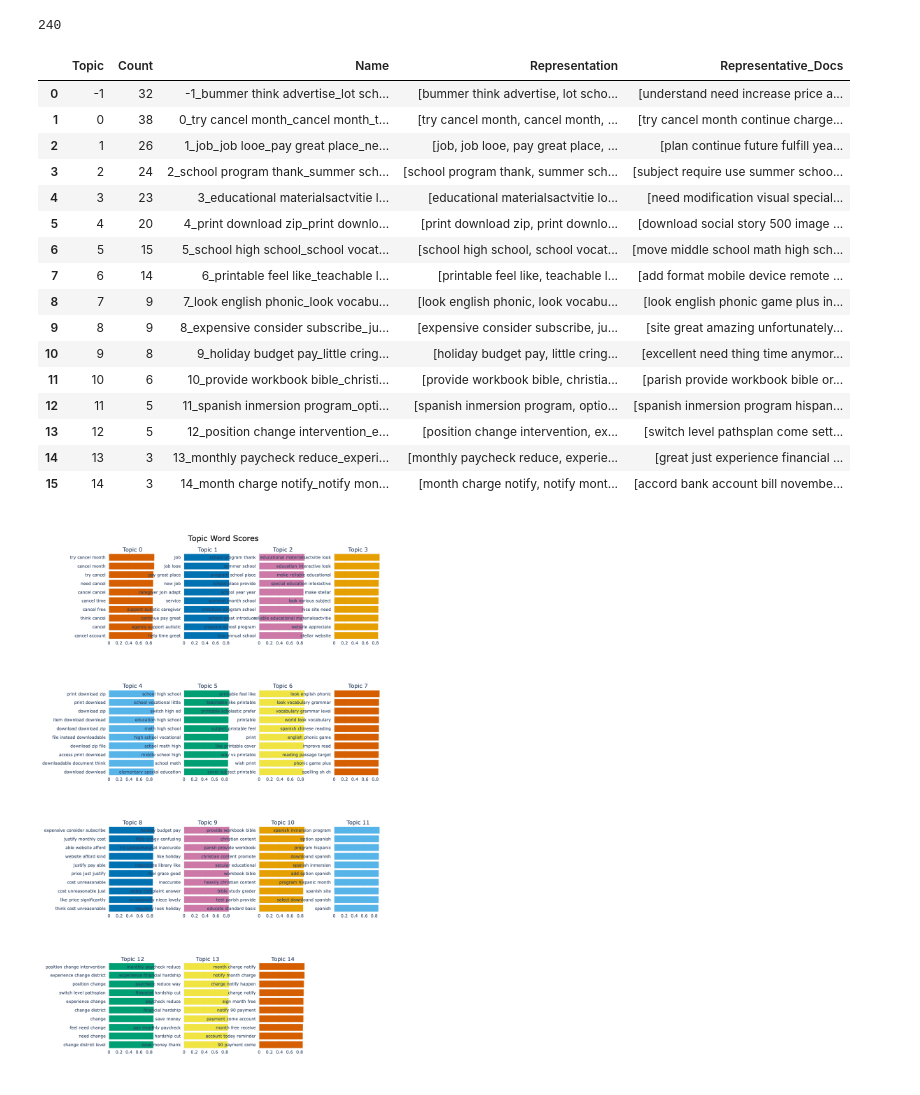
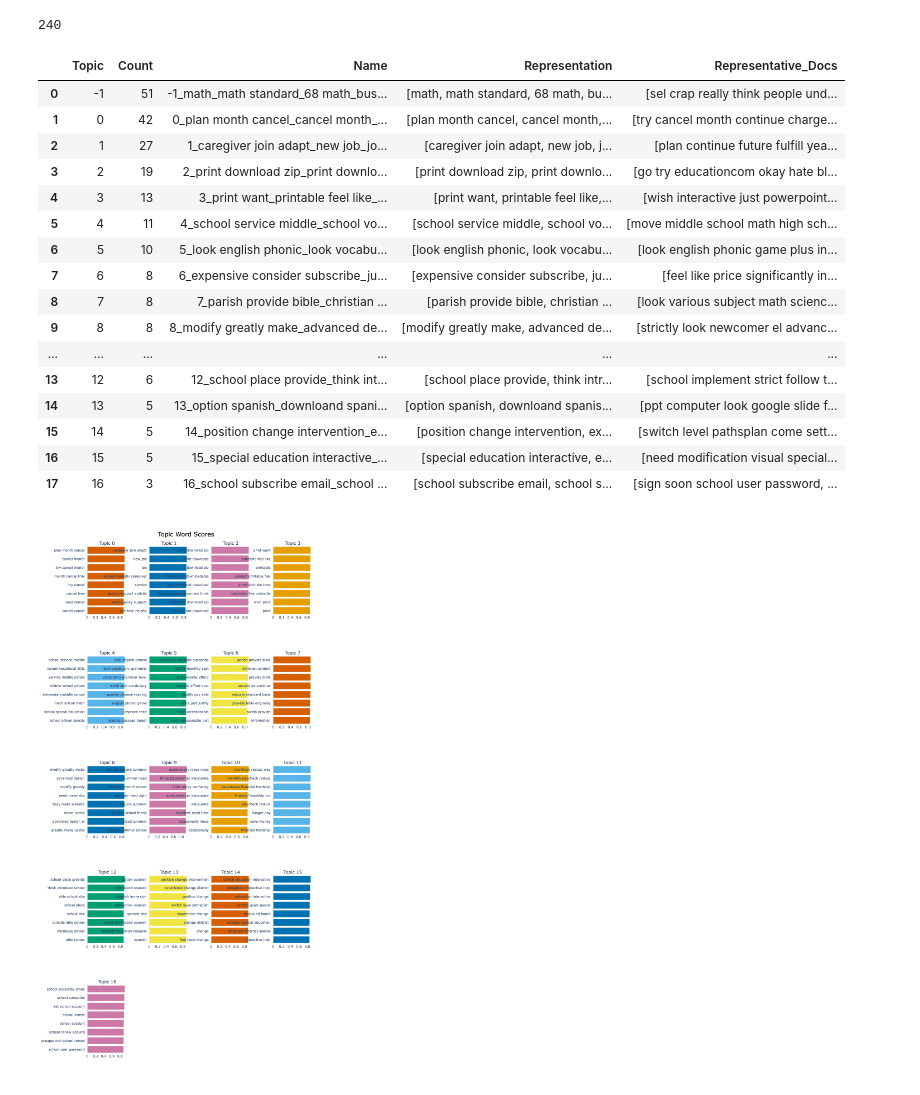
Before and after one commit to lynn-twinkl/andy_topic_modeling_overtime, a Jupyter notebook: data_exploration.ipynb, the cells around one changed output. Drawn from its saved outputs; the diff is of its cells as text; code cells hidden in the pictures.

```diff
--- a/data_exploration.ipynb
+++ b/data_exploration.ipynb
@@ -379,7 +379,8 @@ def fit_bertopic_content(_embedding_model, content_documents, embeddings):
         'lesson','lessons','homeschooling','homeschool', 'child', 'children', 'grade', 'grades', "1st", "2nd", "3rd", "4th", "5th", '6th',
         '7th', '8th', '9th','10th','11th','12th', 'kids', 'kid', 'language','membership', 'teaching', 'classroom', 'class', 'click', 'subscription', 'preschool', 'pre school',
         'geared', 'appropriate' 'gear','curriculum','upper', 'age', 'childhood', 'young', 'thing', 'unfortunately', 'currently','presentation',
-        'presentations','ppt','powerpoint','visuals','visual'
+        'presentations','ppt','powerpoint','visuals','visual', 'shool program','high school', 'highschool', 'middle school', 'summer school', 'summer'
+        'elementary', 'hs', 'high', 'workbook', 'workbooks', 'nice', 'great', 'stellar','program', 'year', 'topic', 'related'
     }
 
     stopword_set = base_stopwords.union(custom_stopwords)
@@ -396,7 +397,7 @@ def fit_bertopic_content(_embedding_model, content_documents, embeddings):
         calculate_probabilities=True,
         vectorizer_model=vectorizer_model,
         min_topic_size=3,
-        top_n_words=3,
+        top_n_words=4,
     )
 
     topics, probs = topic_model.fit_transform(content_documents, embeddings)
@@ -414,32 +415,32 @@ topic_model, topics, probs = fit_bertopic_content(embedding_model, content_docum
 topic_model.get_topic_info()
 # %% [output]
 |  | Topic | Count | Name | Representation | Representative_Docs |
-| 0 | -1 | 32 | -1_bummer think advertise_lot sch... | [bummer think advertise, lot scho... | [understand need increase price a... |
-| 1 | 0 | 38 | 0_try cancel month_cancel month_t... | [try cancel month, cancel month, ... | [try cancel month continue charge... |
-| 2 | 1 | 26 | 1_job_job looe_pay great place_ne... | [job, job looe, pay great place, ... | [plan continue future fulfill yea... |
-| 3 | 2 | 24 | 2_school program thank_summer sch... | [school program thank, summer sch... | [subject require use summer schoo... |
-| 4 | 3 | 23 | 3_educational materialsactvitie l... | [educational materialsactvitie lo... | [need modification visual special... |
-| 5 | 4 | 20 | 4_print download zip_print downlo... | [print download zip, print downlo... | [download social story 500 image ... |
-| 6 | 5 | 15 | 5_school high school_school vocat... | [school high school, school vocat... | [move middle school math high sch... |
-| 7 | 6 | 14 | 6_printable feel like_teachable l... | [printable feel like, teachable l... | [add format mobile device remote ... |
-| 8 | 7 | 9 | 7_look english phonic_look vocabu... | [look english phonic, look vocabu... | [look english phonic game plus in... |
-| 9 | 8 | 9 | 8_expensive consider subscribe_ju... | [expensive consider subscribe, ju... | [site great amazing unfortunately... |
-| 10 | 9 | 8 | 9_holiday budget pay_little cring... | [holiday budget pay, little cring... | [excellent need thing time anymor... |
-| 11 | 10 | 6 | 10_provide workbook bible_christi... | [provide workbook bible, christia... | [parish provide workbook bible or... |
-| 12 | 11 | 5 | 11_spanish inmersion program_opti... | [spanish inmersion program, optio... | [spanish inmersion program hispan... |
-| 13 | 12 | 5 | 12_position change intervention_e... | [position change intervention, ex... | [switch level pathsplan come sett... |
-| 14 | 13 | 3 | 13_monthly paycheck reduce_experi... | [monthly paycheck reduce, experie... | [great just experience financial ... |
-| 15 | 14 | 3 | 14_month charge notify_notify mon... | [month charge notify, notify mont... | [accord bank account bill novembe... |
+| 0 | -1 | 51 | -1_math_math standard_68 math_bus... | [math, math standard, 68 math, bu... | [sel crap really think people und... |
+| 1 | 0 | 42 | 0_plan month cancel_cancel month_... | [plan month cancel, cancel month,... | [try cancel month continue charge... |
+| 2 | 1 | 27 | 1_caregiver join adapt_new job_jo... | [caregiver join adapt, new job, j... | [plan continue future fulfill yea... |
+| 3 | 2 | 19 | 2_print download zip_print downlo... | [print download zip, print downlo... | [go try educationcom okay hate bl... |
+| 4 | 3 | 13 | 3_print want_printable feel like_... | [print want, printable feel like,... | [wish interactive just powerpoint... |
+| 5 | 4 | 11 | 4_school service middle_school vo... | [school service middle, school vo... | [move middle school math high sch... |
+| 6 | 5 | 10 | 5_look english phonic_look vocabu... | [look english phonic, look vocabu... | [look english phonic game plus in... |
+| 7 | 6 | 8 | 6_expensive consider subscribe_ju... | [expensive consider subscribe, ju... | [feel like price significantly in... |
+| 8 | 7 | 8 | 7_parish provide bible_christian ... | [parish provide bible, christian ... | [look various subject math scienc... |
+| 9 | 8 | 8 | 8_modify greatly make_advanced de... | [modify greatly make, advanced de... | [strictly look newcomer el advanc... |
+| ... | ... | ... | ... | ... | ... |
+| 13 | 12 | 6 | 12_school place provide_think int... | [school place provide, think intr... | [school implement strict follow t... |
+| 14 | 13 | 5 | 13_option spanish_downloand spani... | [option spanish, downloand spanis... | [ppt computer look google slide f... |
+| 15 | 14 | 5 | 14_position change intervention_e... | [position change intervention, ex... | [switch level pathsplan come sett... |
+| 16 | 15 | 5 | 15_special education interactive_... | [special education interactive, e... | [need modification visual special... |
+| 17 | 16 | 3 | 16_school subscribe email_school ... | [school subscribe email, school s... | [sign soon school user password, ... |
 # %%
 topic_model.visualize_barchart(
     top_n_topics=20,
-    n_words=15,
+    n_words=8,
     autoscale=False,
     width=250,
     height=400
 )
 # %% [output]
-[figure, old version]
+[figure, new version]
 # %%
 timestamps = content_responses_df['month_of_action_date'].to_list()
 topics_over_time = topic_model.topics_over_time(content_documents, timestamps, nr_bins=20)
```
Also changed, not shown: parts of 12 cells of this notebook.
